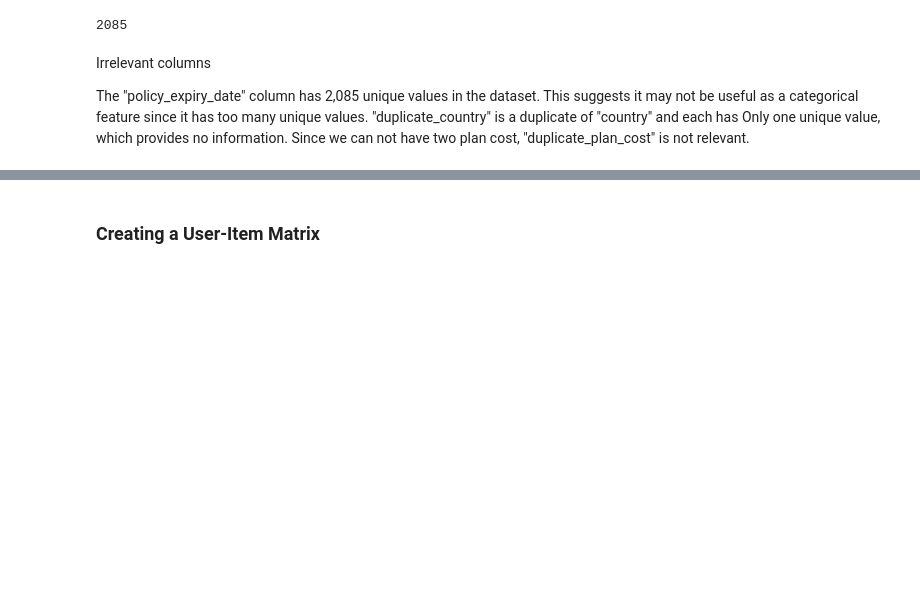
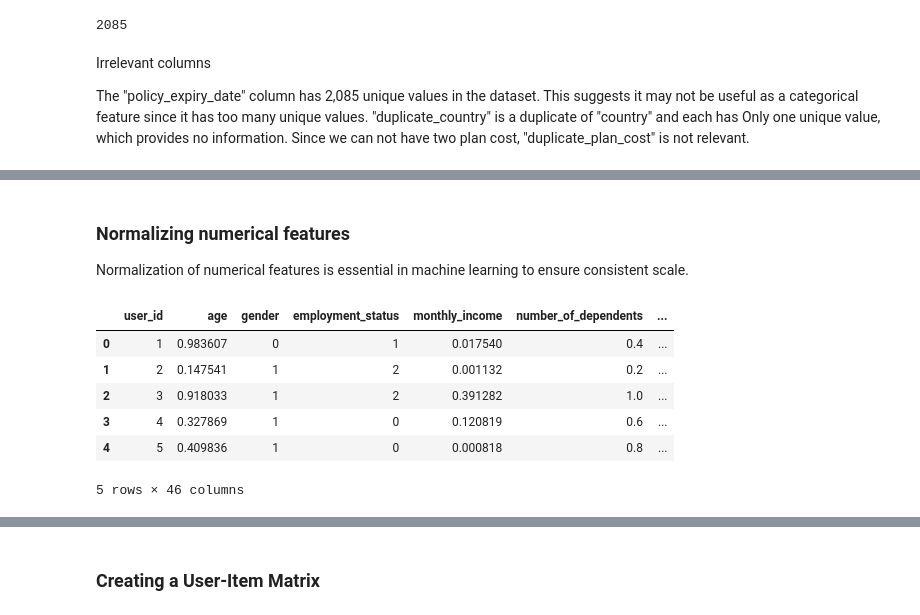
Before and after one commit to ruth-kitasi/Health-Insurance-Recommender-System, a Jupyter notebook: Notebooks/Agatha.ipynb, the cells around one changed output, grey strips where cells are left out. Drawn from its saved outputs; the diff is of its cells as text; code cells hidden in the pictures; blank space fills up the shorter version.

```diff
--- a/Notebooks/Agatha.ipynb
+++ b/Notebooks/Agatha.ipynb
@@ -487,0 +552,34 @@ Columns dropped: ['duplicate_country', 'country', 'duplicate_plan_cost', 'policy
+# %% [markdown]
+### Normalizing numerical features
+
+Normalization of numerical features is essential in machine learning to ensure consistent scale.
+# %%
+from sklearn.preprocessing import MinMaxScaler
+
+#numerical_features = df2.select_dtypes(include=['int64', 'float64']).columns.tolist()
+numerical_features = ['age',
+ 'monthly_income',
+ 'number_of_dependents',
+ 'current_health_expenditure',
+ 'plan_cost',
+ 'deductible_amount',
+ 'out_of_pocket_max',
+ 'user_satisfaction_rating',
+ 'waiting_period_months',
+ 'family_size',
+ 'recent_hospital_visits',
+ 'lifetime_coverage_limit']
+# Apply Min-Max Scaling to numerical features
+scaler = MinMaxScaler()
+df2[numerical_features] = scaler.fit_transform(df2[numerical_features])
+
+# Display the transformed dataset
+df2.head()
+# %% [output]
+|  | user_id | age | gender | employment_status | monthly_income | number_of_dependents | ... |
+| 0 | 1 | 0.983607 | 0 | 1 | 0.017540 | 0.4 | ... |
+| 1 | 2 | 0.147541 | 1 | 2 | 0.001132 | 0.2 | ... |
+| 2 | 3 | 0.918033 | 1 | 2 | 0.391282 | 1.0 | ... |
+| 3 | 4 | 0.327869 | 1 | 0 | 0.120819 | 0.6 | ... |
+| 4 | 5 | 0.409836 | 1 | 0 | 0.000818 | 0.8 | ... |
+5 rows × 46 columns
```
Also changed, not shown: parts of 24 cells of this notebook.
